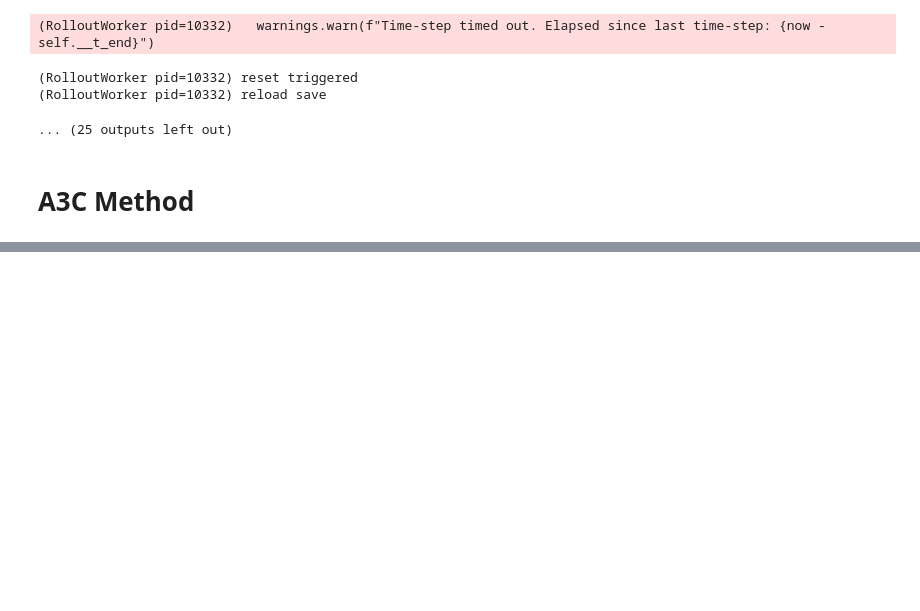
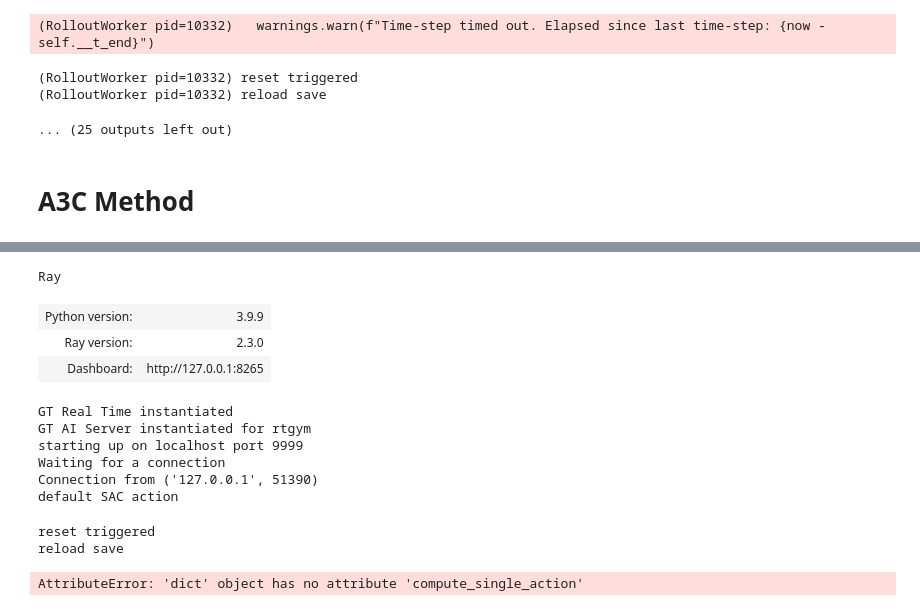
Before and after one commit to NDR008/TensorFlowPSX, a Jupyter notebook: Py/rrlib.ipynb, the cells around one changed output, grey strips where cells are left out. Cells and saved outputs as stored; diff of their text form; code cells hidden in the pictures; blank space fills up the shorter version.

```diff
--- a/Py/rrlib.ipynb
+++ b/Py/rrlib.ipynb
@@ -433,0 +778,3 @@ tuner.fit()
+# %%
+ray.init()
+# %% [output]
@@ -433,0 +782,27 @@ tuner.fit()
+Ray
+| Python version: | 3.9.9 |
+| Ray version: | 2.3.0 |
+| Dashboard: | http://127.0.0.1:8265 |
+# %%
+env = gymnasium.make("real-time-gym-v1", config=my_config)
+# %% [output]
+GT Real Time instantiated
+GT AI Server instantiated for rtgym
+starting up on localhost port 9999
+Waiting for a connection
+Connection from ('127.0.0.1', 51390)
+default SAC action
+# %%
+episode_reward = 0
+terminated = truncated = False
+obs, info = env.reset()
+# %% [output]
+reset triggered
+reload save
+# %%
+while not terminated and not truncated:
+    action = my_restored_policy.compute_single_action(obs)
+    obs, reward, terminated, truncated, info = env.step(action)
+    episode_reward += reward
+# %% [output]
+AttributeError: 'dict' object has no attribute 'compute_single_action'
```
Also changed, not shown: parts of 23 cells of this notebook, 10 other files.
